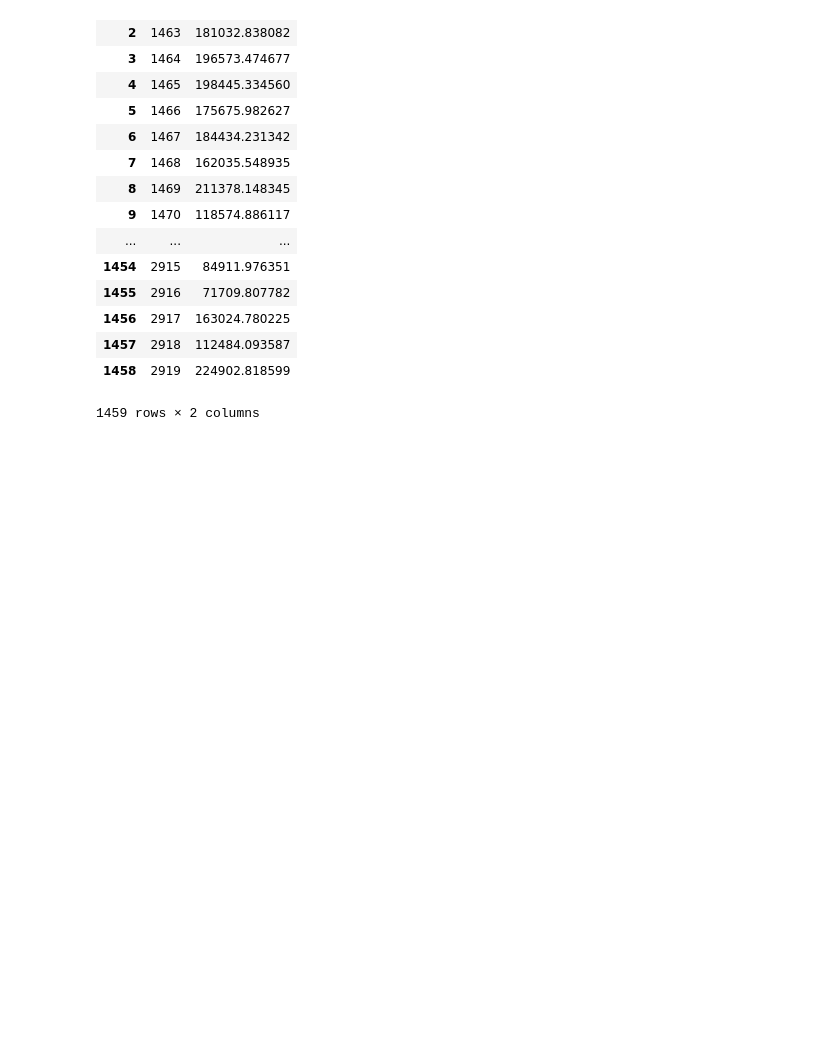
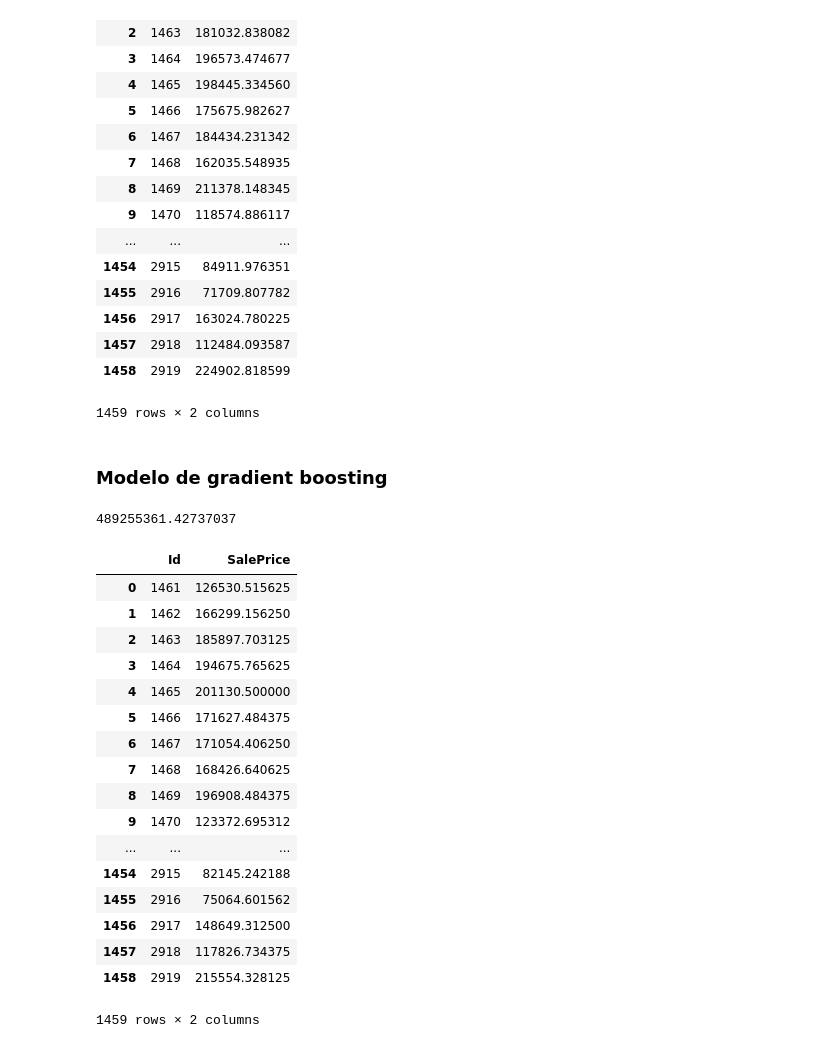
Before and after one commit to paulobueno/house_prices, a Jupyter notebook: V1.ipynb, the cells around one changed output. Cells and saved outputs as stored; diff of their text form; code cells hidden in the pictures; blank space fills up the shorter version.

```diff
--- a/V1.ipynb
+++ b/V1.ipynb
@@ -387,3 +390,63 @@ resposta
 1459 rows × 2 columns
 # %%
 resposta.to_csv('resposta_1.csv', index = False)
+# %% [markdown]
+### Modelo de gradient boosting
+# %%
+regr = xb.XGBModel(base_score=0.1, colsample_bylevel=1, colsample_bytree=1, gamma=10,
+     learning_rate=0.1, max_delta_step=0, max_depth=3, min_child_weight=2,
+     missing=None, n_estimators=500, nthread=-1, objective='reg:linear',
+     reg_alpha=0, reg_lambda=1, scale_pos_weight=1, seed=0, silent=True,
+     subsample=1)
+regr.fit(train_x, train_y)
+y_pred = regr.predict(test_x)
+mean_squared_error(test_y,y_pred)
+# 517630387.91929901 para 0.13 no kaggle
+# %% [output]
+489255361.42737037
+# %%
+data_2 = pd.read_csv('./test.csv')
+tabela_2 = pd.DataFrame(data_2)
+
+def f_missing(x):
+    if(x.dtype == np.float64 or x.dtype == np.int64):
+        return x.fillna(0, inplace=True)
+    #else:
+    #    return x.fillna(x.mode()[0], inplace=True)
+
+
+tabela_2_dum = pd.get_dummies(tabela_2, dummy_na = True)
+var_list_train = (train_x.columns)
+tabela_2_dum = tabela_2_dum.loc[:, var_list_train]
+#tabela_2_dum = tabela_2_dum.reindex_axis(sorted(tabela_2_dum.columns), axis=1)
+#train_x.head()
+#tabela_2_dum.head()
+
+for x in tabela_2_dum.columns:
+    f_missing(tabela_2_dum[x])
+# %%
+resposta = pd.DataFrame(regr.predict(tabela_2_dum))
+# %%
+resposta['Id'] = tabela_2['Id']
+resposta.columns = ['SalePrice', 'Id']
+resposta = resposta.reindex_axis(sorted(resposta.columns), axis=1)
+resposta
+# %% [output]
+|  | Id | SalePrice |
+| 0 | 1461 | 126530.515625 |
+| 1 | 1462 | 166299.156250 |
+| 2 | 1463 | 185897.703125 |
+| 3 | 1464 | 194675.765625 |
+| 4 | 1465 | 201130.500000 |
+| 5 | 1466 | 171627.484375 |
+| 6 | 1467 | 171054.406250 |
+| 7 | 1468 | 168426.640625 |
+| 8 | 1469 | 196908.484375 |
+| 9 | 1470 | 123372.695312 |
+| ... | ... | ... |
+| 1454 | 2915 | 82145.242188 |
+| 1455 | 2916 | 75064.601562 |
+| 1456 | 2917 | 148649.312500 |
+| 1457 | 2918 | 117826.734375 |
+| 1458 | 2919 | 215554.328125 |
+1459 rows × 2 columns
```
Also changed, not shown: parts of 2 cells of this notebook, 1 other file.
